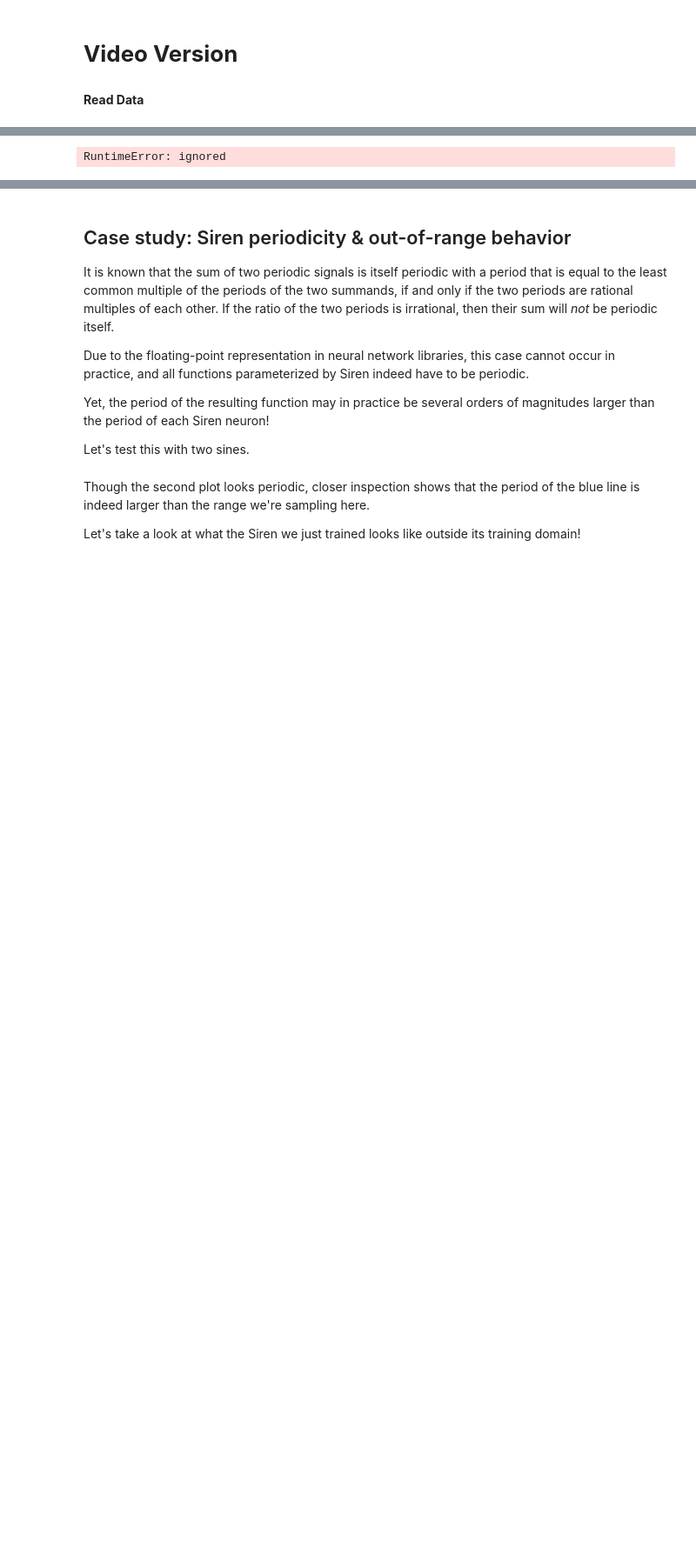
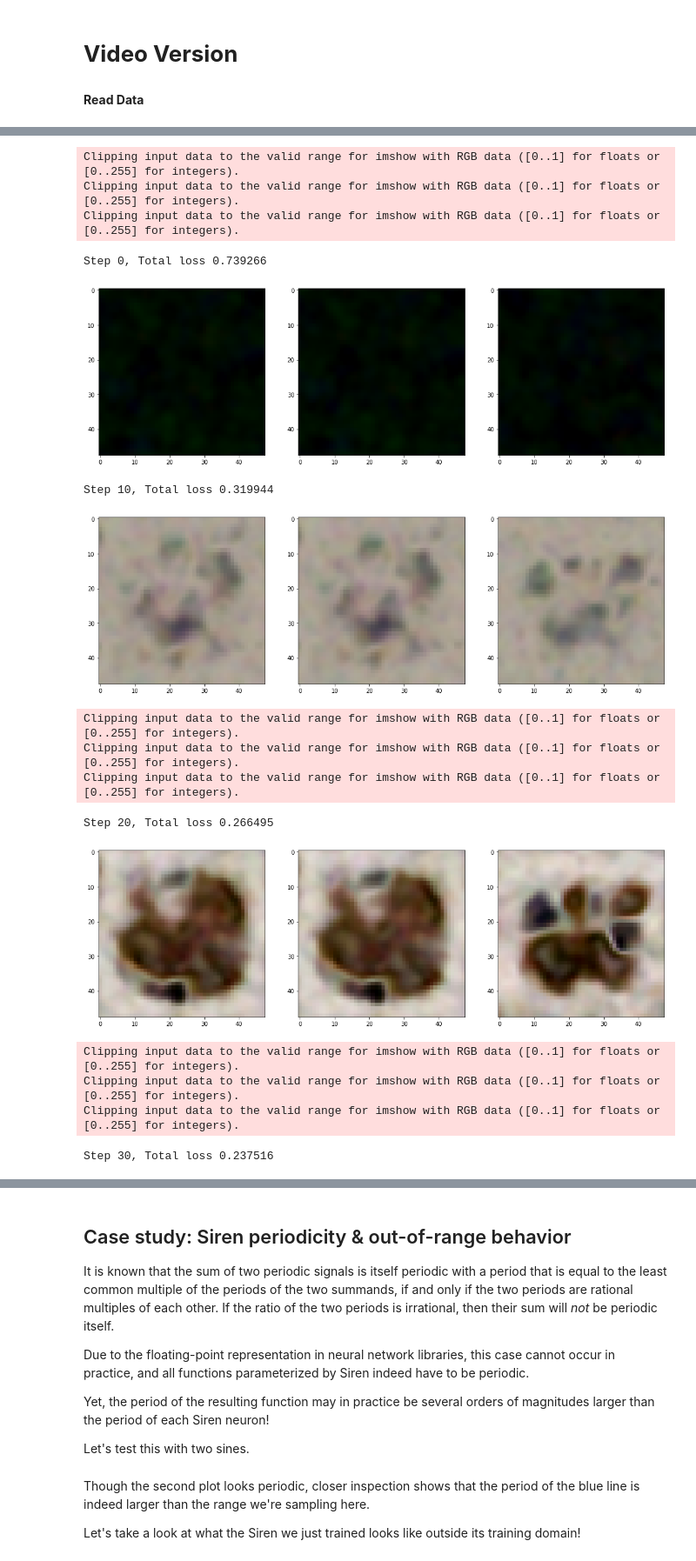
Before and after one commit to TheWeiss/cogntiv, a Jupyter notebook: explore_siren.ipynb, the cells around one changed output, grey strips where cells are left out. Shown at 87% size. Drawn from its saved outputs; the diff is of its cells as text; code cells hidden in the pictures; blank space fills up the shorter version.

```diff
--- a/explore_siren.ipynb
+++ b/explore_siren.ipynb
@@ -320,15 +336,22 @@ def get_img_tensor(sidelength, inverse=False):
+# %%
+def get_mgrid(img_size, dim=2):
+    '''Generates a flattened grid of (x,y,...) coordinates in a range of -1 to 1.
+    sidelen: int
+    dim: int'''
+    tensors = tuple(dim * [torch.linspace(-1, 1, steps=img_size)])
+    mgrid = torch.stack(torch.meshgrid(*tensors), dim=-1)
+    mgrid = mgrid.reshape(-1, dim)
+    return mgrid
 # %%
 class VideoFitting(Dataset):
-    def __init__(self, sidelength):
+    def __init__(self, meta_data, img_size, img_num=3, all=False):
         super().__init__()
-        img = get_cameraman_tensor(sidelength)
-        imgT = get_cameraman_tensor(sidelength, inverse=True)
-        video = [img, imgT, img]*33+[imgT]
+        video = get_img_tensor(meta_data, img_size, img_num, all)
         pixels_l = []
         coords_l = []
         for img in video:
-          pixels_l.append(img.permute(1, 2, 0).reshape(-1, 1))
-          coords_l.append(get_mgrid(sidelength, 2))
+          pixels_l.append(img.reshape(-1, 3))
+          coords_l.append(get_mgrid(img_size, 2))
         self.pixels, self.coords = get_video(pixels_l, coords_l)
 
     def __len__(self):
@@ -382,30 +394,45 @@ tensor([[0.5608],
 # %%
 # With video version
 total_steps = 500 # Since the whole image is our dataset, this just means 500 gradient descent steps.
 steps_til_summary = 10
 
 optim = torch.optim.Adam(lr=1e-4, params=img_siren.parameters())
 
 model_input, ground_truth = next(iter(dataloader))
 model_input, ground_truth = model_input.cuda(), ground_truth.cuda()
 
 for step in range(total_steps):
     model_output, coords = img_siren(model_input)
     loss = ((model_output - ground_truth)**2).mean()
 
     if not step % steps_til_summary:
         print("Step %d, Total loss %0.6f" % (step, loss))
         # img_grad = gradient(model_output, coords)
         # img_laplacian = laplace(model_output, coords)
 
         fig, axes = plt.subplots(1,3, figsize=(18,6))
-        axes[0].imshow(model_output.cpu().view(100, 256,256)[0,:,:].detach().numpy())
-        axes[1].imshow(model_output.cpu().view(100, 256,256)[1,:,:].detach().numpy())
-        axes[2].imshow(model_output.cpu().view(100, 256,256)[99,:,:].detach().numpy())
+        axes[0].imshow(model_output.cpu().view(img_num, img_size,img_size, 3)[0,:,:,:].detach().numpy())
+        axes[1].imshow(model_output.cpu().view(img_num, img_size,img_size, 3)[1,:,:,:].detach().numpy())
+        axes[2].imshow(model_output.cpu().view(img_num, img_size,img_size, 3)[img_num-1,:,:,:].detach().numpy())
         plt.show()
 
     optim.zero_grad()
     loss.backward()
     optim.step()
 # %% [output]
-RuntimeError: ignored
+Clipping input data to the valid range for imshow with RGB data ([0..1] for floats or [0..255] for integers).
+Clipping input data to the valid range for imshow with RGB data ([0..1] for floats or [0..255] for integers).
+Clipping input data to the valid range for imshow with RGB data ([0..1] for floats or [0..255] for integers).
+Step 0, Total loss 0.739266
+[figure, added]
+Step 10, Total loss 0.319944
+[figure, added]
+Clipping input data to the valid range for imshow with RGB data ([0..1] for floats or [0..255] for integers).
+Clipping input data to the valid range for imshow with RGB data ([0..1] for floats or [0..255] for integers).
+Clipping input data to the valid range for imshow with RGB data ([0..1] for floats or [0..255] for integers).
+Step 20, Total loss 0.266495
+[figure, added]
+Clipping input data to the valid range for imshow with RGB data ([0..1] for floats or [0..255] for integers).
+Clipping input data to the valid range for imshow with RGB data ([0..1] for floats or [0..255] for integers).
+Clipping input data to the valid range for imshow with RGB data ([0..1] for floats or [0..255] for integers).
+Step 30, Total loss 0.237516
```
Also changed, not shown: parts of 12 cells of this notebook.
